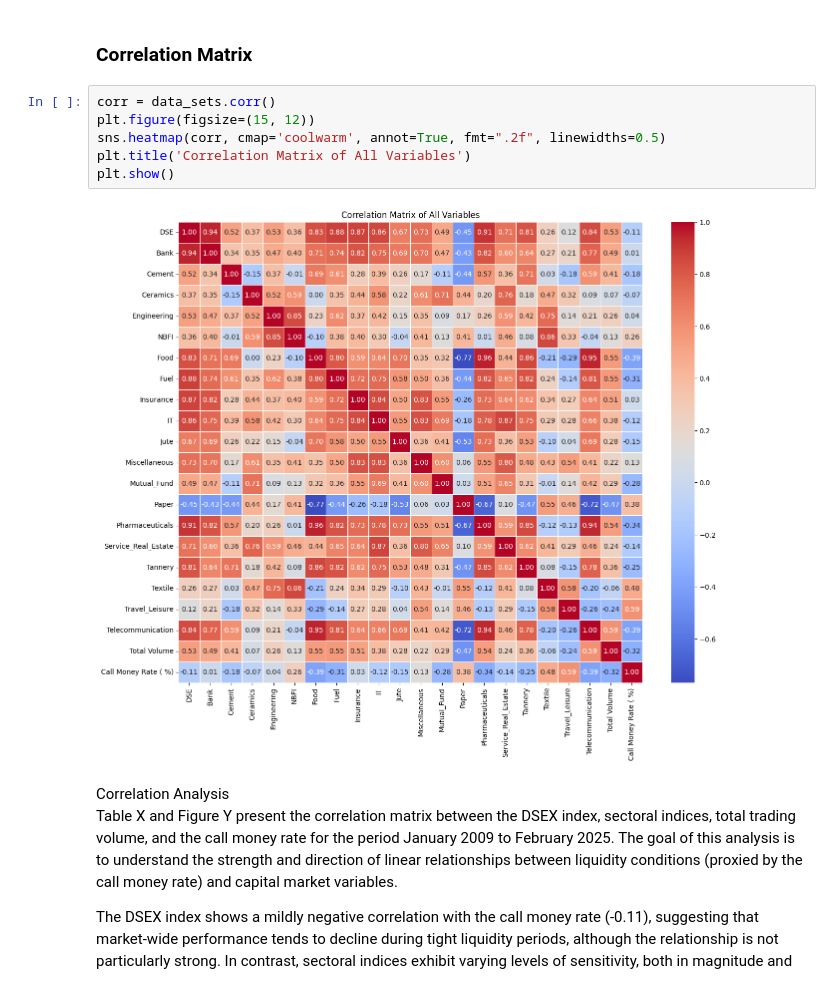
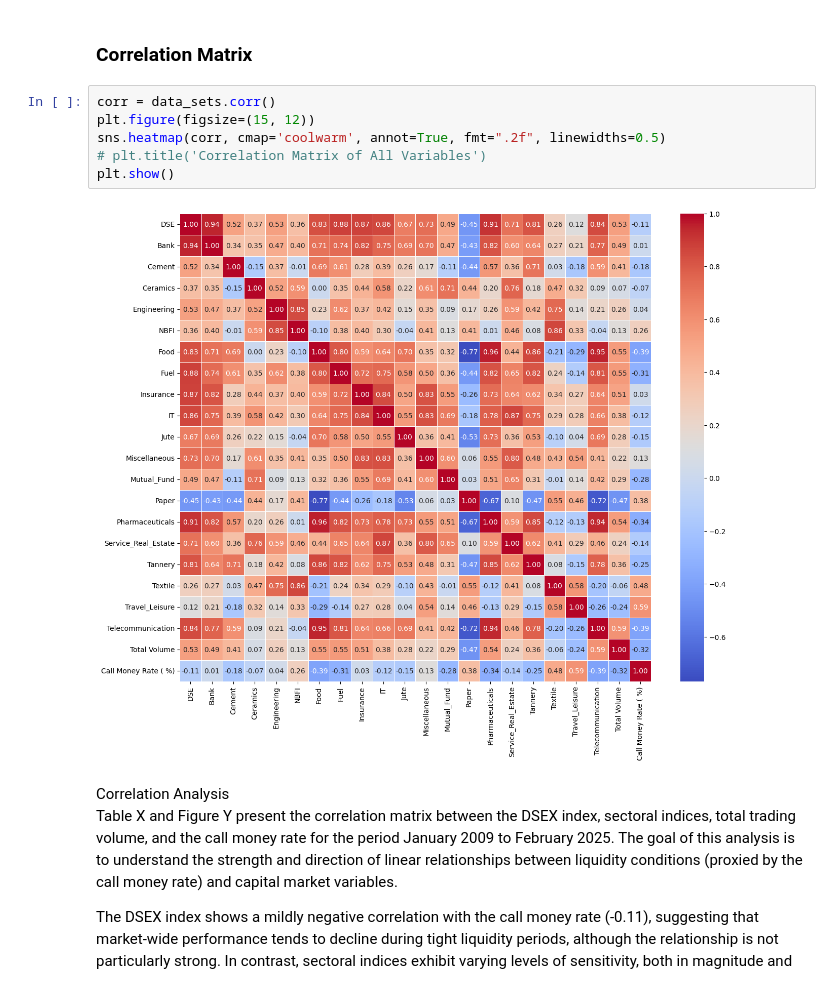
Before and after one commit to Mehedi24434/DSE_CMR_project, a Jupyter notebook: working_notebook.ipynb, the cells around one changed output. Saved outputs shown, nothing was run; the diff lists cells and outputs as text.

```diff
--- a/working_notebook.ipynb
+++ b/working_notebook.ipynb
@@ -252,11 +252,11 @@ This dual-axis visualization offers early evidence supporting Hypothesis 2, indi
 # %%
 corr = data_sets.corr()
 plt.figure(figsize=(15, 12))
 sns.heatmap(corr, cmap='coolwarm', annot=True, fmt=".2f", linewidths=0.5)
-plt.title('Correlation Matrix of All Variables')
+# plt.title('Correlation Matrix of All Variables')
 plt.show()
 # %% [output]
-[figure, old version]
+[figure, new version]
 # %% [markdown]
 Correlation Analysis
 Table X and Figure Y present the correlation matrix between the DSEX index, sectoral indices, total trading volume, and the call money rate for the period January 2009 to February 2025. The goal of this analysis is to understand the strength and direction of linear relationships between liquidity conditions (proxied by the call money rate) and capital market variables.
```
